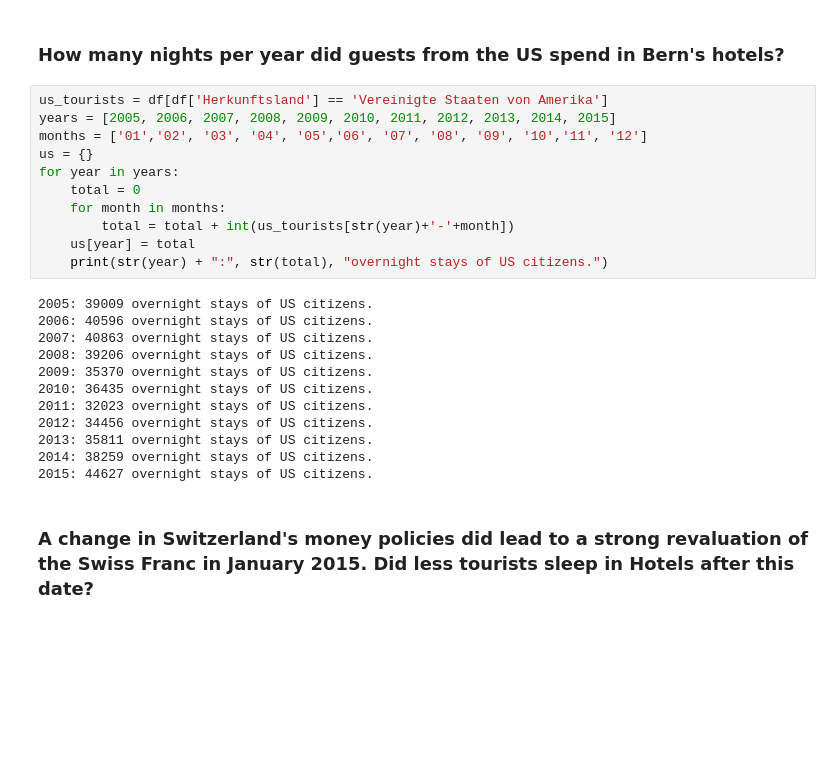
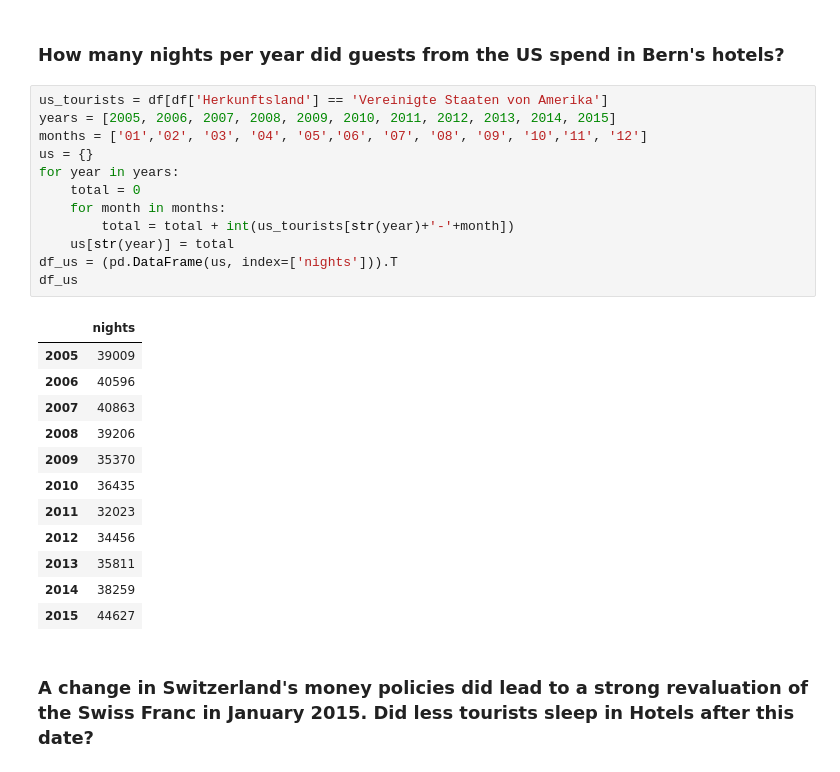
Before and after one commit to thisss/foundations-homework, a Jupyter notebook: foundations/08/homework_08.ipynb, the cells around one changed output. Drawn from its saved outputs; the diff is of its cells as text; blank space fills up the shorter version.

```diff
--- a/foundations/08/homework_08.ipynb
+++ b/foundations/08/homework_08.ipynb
@@ -145,26 +160,28 @@ df[['Herkunftsland', 'Total']].where(df['Herkunftsland'] != 'Schweiz').sort_valu
 # %%
 us_tourists = df[df['Herkunftsland'] == 'Vereinigte Staaten von Amerika']
 years = [2005, 2006, 2007, 2008, 2009, 2010, 2011, 2012, 2013, 2014, 2015]
 months = ['01','02', '03', '04', '05','06', '07', '08', '09', '10','11', '12']
 us = {}
 for year in years:
     total = 0
     for month in months:
         total = total + int(us_tourists[str(year)+'-'+month])
-    us[year] = total
-    print(str(year) + ":", str(total), "overnight stays of US citizens.")
+    us[str(year)] = total
+df_us = (pd.DataFrame(us, index=['nights'])).T
+df_us
 # %% [output]
-2005: 39009 overnight stays of US citizens.
-2006: 40596 overnight stays of US citizens.
-2007: 40863 overnight stays of US citizens.
-2008: 39206 overnight stays of US citizens.
-2009: 35370 overnight stays of US citizens.
-2010: 36435 overnight stays of US citizens.
-2011: 32023 overnight stays of US citizens.
-2012: 34456 overnight stays of US citizens.
-2013: 35811 overnight stays of US citizens.
-2014: 38259 overnight stays of US citizens.
-2015: 44627 overnight stays of US citizens.
+|  | nights |
+| 2005 | 39009 |
+| 2006 | 40596 |
+| 2007 | 40863 |
+| 2008 | 39206 |
+| 2009 | 35370 |
+| 2010 | 36435 |
+| 2011 | 32023 |
+| 2012 | 34456 |
+| 2013 | 35811 |
+| 2014 | 38259 |
+| 2015 | 44627 |
 # %% [markdown]
 ### A change in Switzerland's money policies did lead to a strong revaluation of the Swiss Franc in January 2015. Did less tourists sleep in Hotels after this date?
 # %%
```
Also changed, not shown: parts of 18 cells of this notebook.
